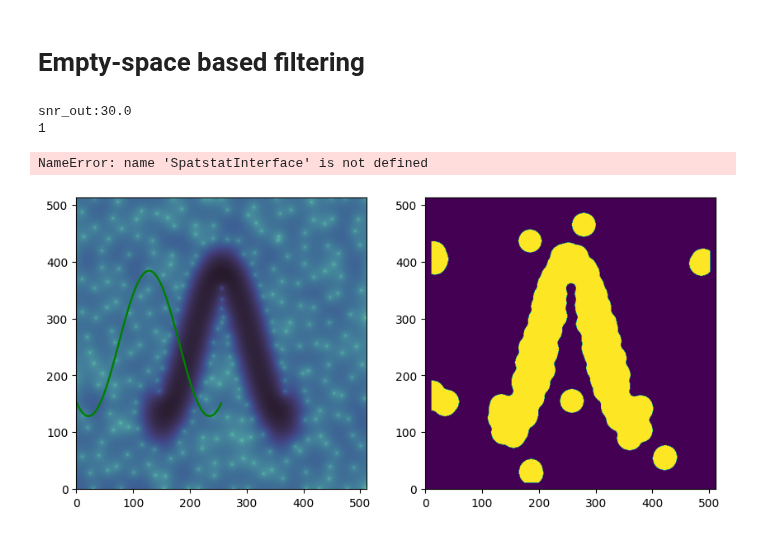
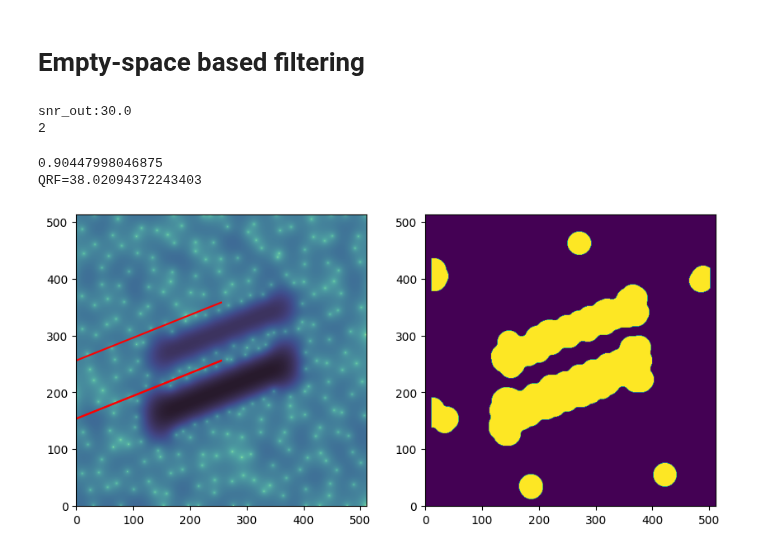
Before and after one commit to jmiramont/benchmarks-detection-denoising, a Jupyter notebook: notebooks/demo_method_empty_space.ipynb, the cells around one changed output. Cells and saved outputs as stored; diff of their text form; code cells hidden in the pictures.

```diff
--- a/notebooks/demo_method_empty_space.ipynb
+++ b/notebooks/demo_method_empty_space.ipynb
@@ -20,12 +20,16 @@ sbank = SignalBank(N=N, Nsub=Nsub, return_signal=True)
 tmin = sbank.tmin
 tmax = sbank.tmax
 
-s = sbank.signal_cos_chirp()
+# s = sbank.signal_cos_chirp()
+# s = sbank.signal_exp_chirp()
+# s = sbank.signal_linear_chirp()
 # s = sbank.signal_linear_chirp()
 # comp1 = sbank.signal_linear_chirp(a=0.1, b=0.15, instfreq = False)
 # comp2 = sbank.signal_linear_chirp(a=0.1, b=0.25, instfreq = False)
 # s = comp1+comp2
-# s = sbank.signal_mc_parallel_chirps()
+s = sbank.signal_mc_parallel_chirps_unbalanced()
+# s = sbank.signal_mc_crossing_chirps()
+# s = sbank.signal_mc_pure_tones()
 # s = sbank.signal_cos_chirp()
 # s = sbank.signal_mc_multi_cos()
 # s = sbank.signal_mc_multi_linear()
@@ -39,12 +43,12 @@ signal, noise = add_snr(s,SNRin)
 print(s.ncomps)
 # %% [output]
 snr_out:30.0
-1
+2
 # %%
 Nfft = 2*N
 g,_ = get_round_window(Nfft)
 S, stft, stft_padded, Npad = get_spectrogram(signal, window = g)
-radius = 0.89
+radius = 0.95
 test_params = { 'fun':'Fest', 'correction':'rs', 'transform':'asin(sqrt(.))', 'rmin':0.65,'rmax':1.05}
 output = empty_space_denoising(signal,
                                 radi_seg=radius,
@@ -59,13 +63,15 @@ s_r_e = s_r[tmin:tmax]
 s_e = s[tmin:tmax]
 print("QRF={}".format(10*np.log10((np.sum(s_e**2))/(np.sum((s_e-s_r_e)**2)))))
 # %% [output]
-NameError: name 'SpatstatInterface' is not defined
+0.90447998046875
+QRF=38.02094372243403
 # %%
 fig, ax = plt.subplots(1,2,figsize = (10,5))
 ax[0].imshow(np.log10(S), origin='lower', cmap=cmocean.cm.deep)
 ax[1].imshow(mask, origin='lower')
-ax[0].plot(signal.instf[0]*Nfft,'g')
-ax[0].plot(signal.instf[1]*Nfft,'g')
+ax[0].plot(signal.instf[0]*Nfft,'r')
+ax[0].plot(signal.instf[1]*Nfft,'r')
+ax[0].plot(signal.instf[2]*Nfft,'r')
 plt.show()
 # %% [output]
-[figure, old version]
+[figure, new version]
```
Also changed, not shown: 1 other file.
